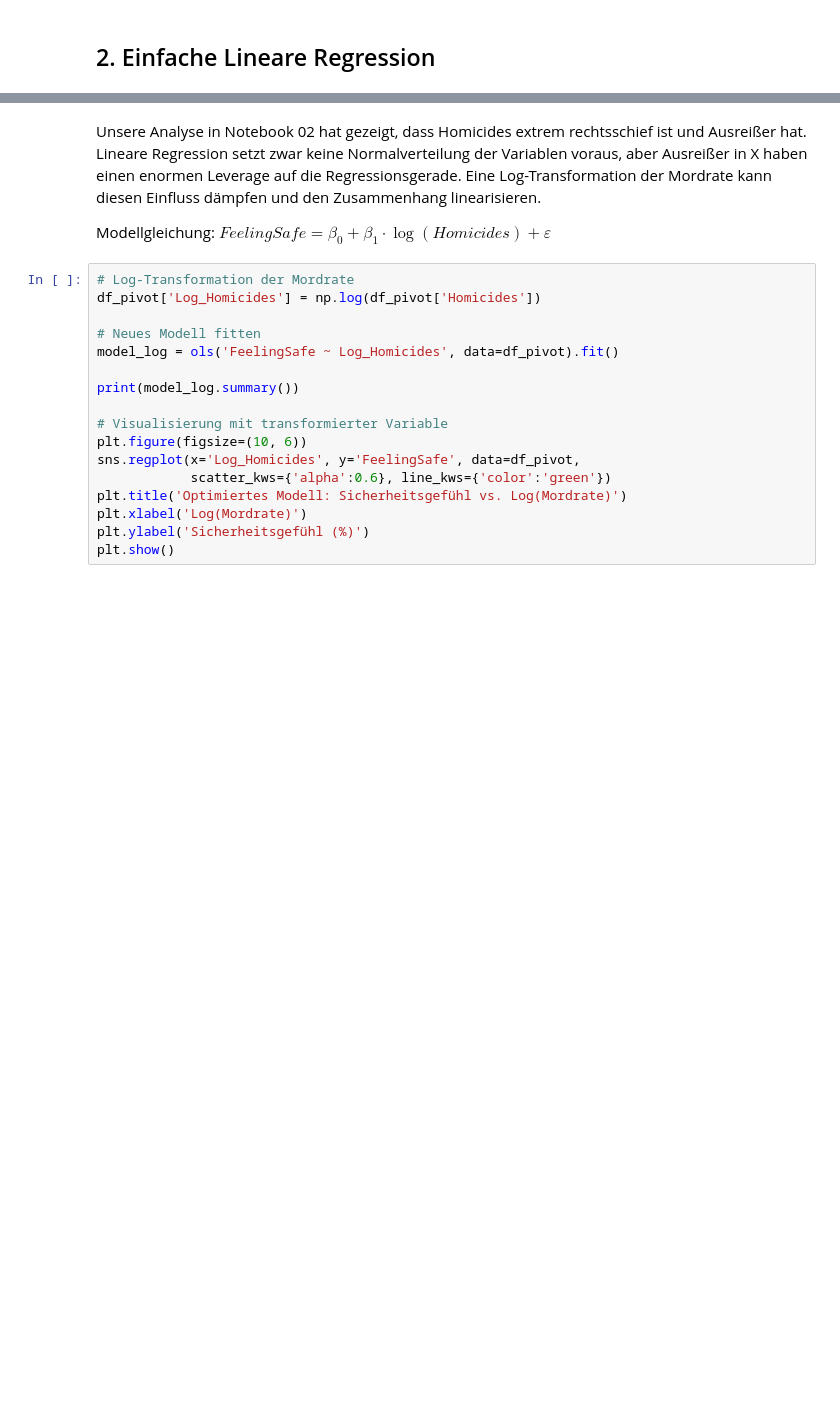
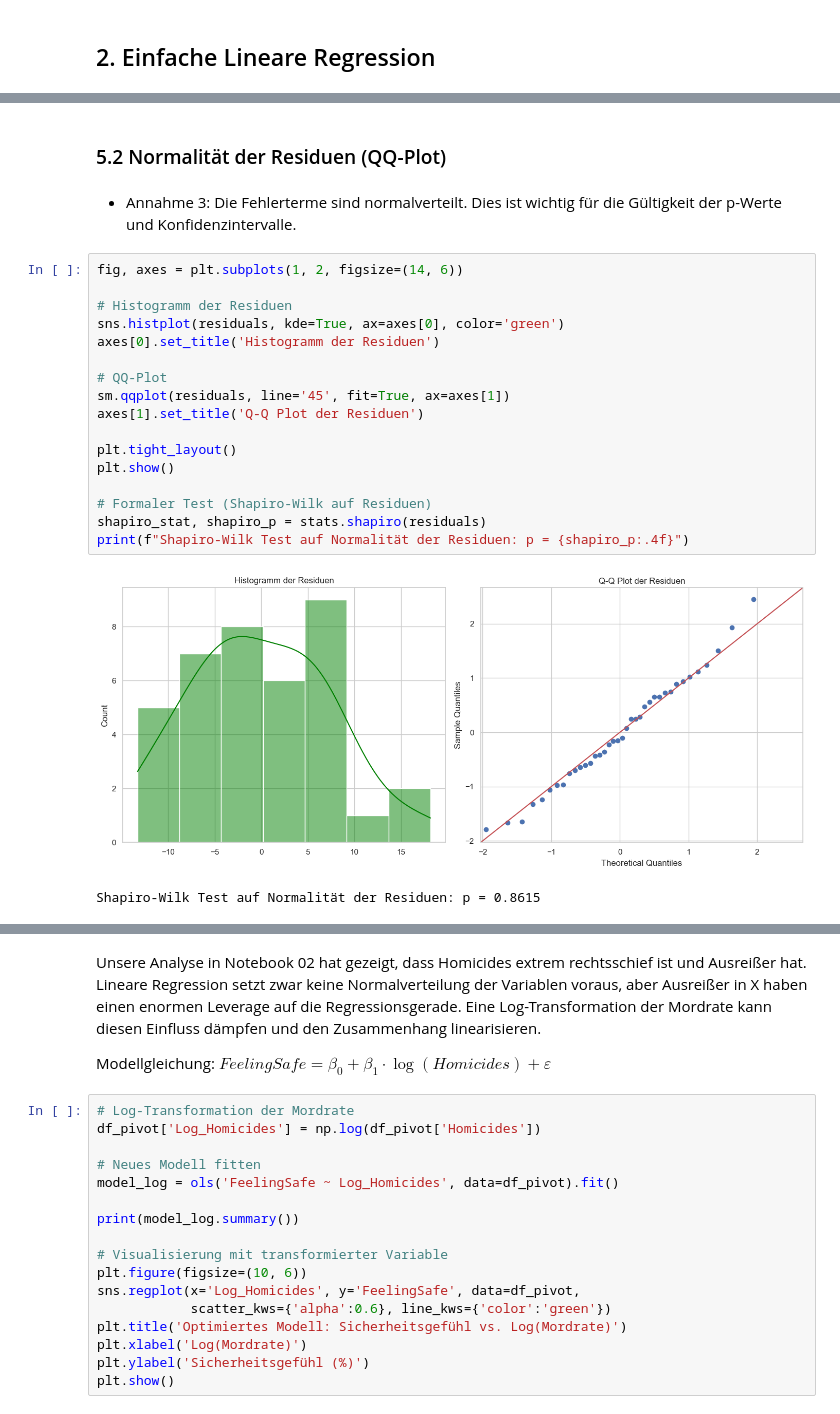
Before and after one commit to flurinasophie/Statistik_Projekt_OECDWellBeing, a Jupyter notebook: notebooks/05_Regressionsanalyse_und_ Modellierung.ipynb, the cells around one changed output, grey strips where cells are left out. Saved outputs shown, nothing was run; the diff lists cells and outputs as text; blank space fills up the shorter version.

```diff
--- a/notebooks/05_Regressionsanalyse_und_ Modellierung.ipynb
+++ b/notebooks/05_Regressionsanalyse_und_ Modellierung.ipynb
@@ -77,0 +286,24 @@ NameError: name 'df_pivot' is not defined
+# %% [markdown]
+### 5.2 Normalität der Residuen (QQ-Plot)
+# %% [markdown]
+* Annahme 3: Die Fehlerterme sind normalverteilt. Dies ist wichtig für die Gültigkeit der p-Werte und Konfidenzintervalle.
+# %%
+fig, axes = plt.subplots(1, 2, figsize=(14, 6))
+
+# Histogramm der Residuen
+sns.histplot(residuals, kde=True, ax=axes[0], color='green')
+axes[0].set_title('Histogramm der Residuen')
+
+# QQ-Plot
+sm.qqplot(residuals, line='45', fit=True, ax=axes[1])
+axes[1].set_title('Q-Q Plot der Residuen')
+
+plt.tight_layout()
+plt.show()
+
+# Formaler Test (Shapiro-Wilk auf Residuen)
+shapiro_stat, shapiro_p = stats.shapiro(residuals)
+print(f"Shapiro-Wilk Test auf Normalität der Residuen: p = {shapiro_p:.4f}")
+# %% [output]
+[figure, added]
+Shapiro-Wilk Test auf Normalität der Residuen: p = 0.8615
```
Also changed, not shown: parts of 35 cells of this notebook.
